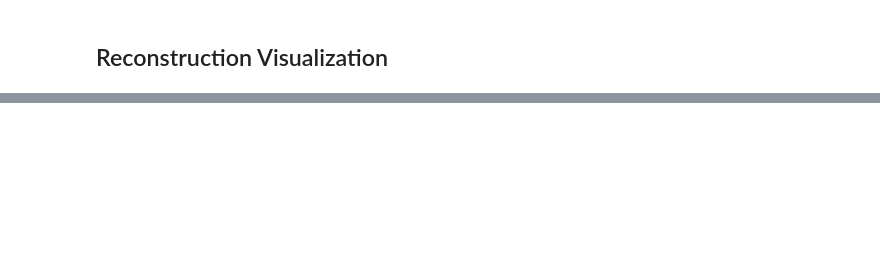
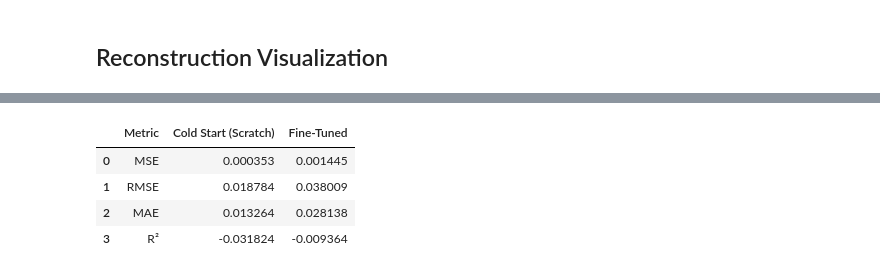
Before and after one commit to Mariam-Badr-MB/Finance-Intelligence-System, a Jupyter notebook: finance-intelligence-system.ipynb, the cells around one changed output, grey strips where cells are left out. Saved outputs shown, nothing was run; the diff lists cells and outputs as text; code cells hidden in the pictures; blank space fills up the shorter version.

```diff
--- a/finance-intelligence-system.ipynb
+++ b/finance-intelligence-system.ipynb
@@ -1162,0 +1330,7 @@ plt.show()
+# %%
+model_finetuned = model_scratch.fit(
+    x_t_train,y_t_train,
+    epochs = 10,
+    batch_size = 32,
+    validation_data = (x_t_test,y_t_test)
+)
@@ -1162,0 +1359,6 @@ plt.show()
+# %%
+# Evaluate fine-tuned model
+finetuned_loss, finetuned_MAE = model_finetuned.evaluate(x_t_test, y_t_test, verbose=0)
+
+# Predict probabilities
+y_pred_finetuned = model_finetuned.predict(x_t_test).ravel()
@@ -1162,0 +1367,24 @@ plt.show()
+# %%
+mse_scratch = mean_squared_error(y_test, y_pred_scratch)
+rmse_scratch = np.sqrt(mse_scratch)
+mae_scratch = mean_absolute_error(y_test, y_pred_scratch)
+r2_scratch = r2_score(y_test, y_pred_scratch)
+# %%
+mse_fine = mean_squared_error(y_t_test, y_pred_finetuned)
+rmse_fine = np.sqrt(mse_fine)
+mae_fine = mean_absolute_error(y_t_test, y_pred_finetuned)
+r2_fine = r2_score(y_t_test, y_pred_finetuned)
+# %%
+comparison_table = pd.DataFrame({
+    "Metric": ["MSE", "RMSE", "MAE", "R²"],
+    "Cold Start (Scratch)": [mse_scratch, rmse_scratch, mae_scratch, r2_scratch],
+    "Fine-Tuned": [mse_fine, rmse_fine, mae_fine, r2_fine]
+})
+
+comparison_table
+# %% [output]
+|  | Metric | Cold Start (Scratch) | Fine-Tuned |
+| 0 | MSE | 0.000353 | 0.001445 |
+| 1 | RMSE | 0.018784 | 0.038009 |
+| 2 | MAE | 0.013264 | 0.028138 |
+| 3 | R² | -0.031824 | -0.009364 |
```
Also changed, not shown: parts of 36 cells of this notebook.
